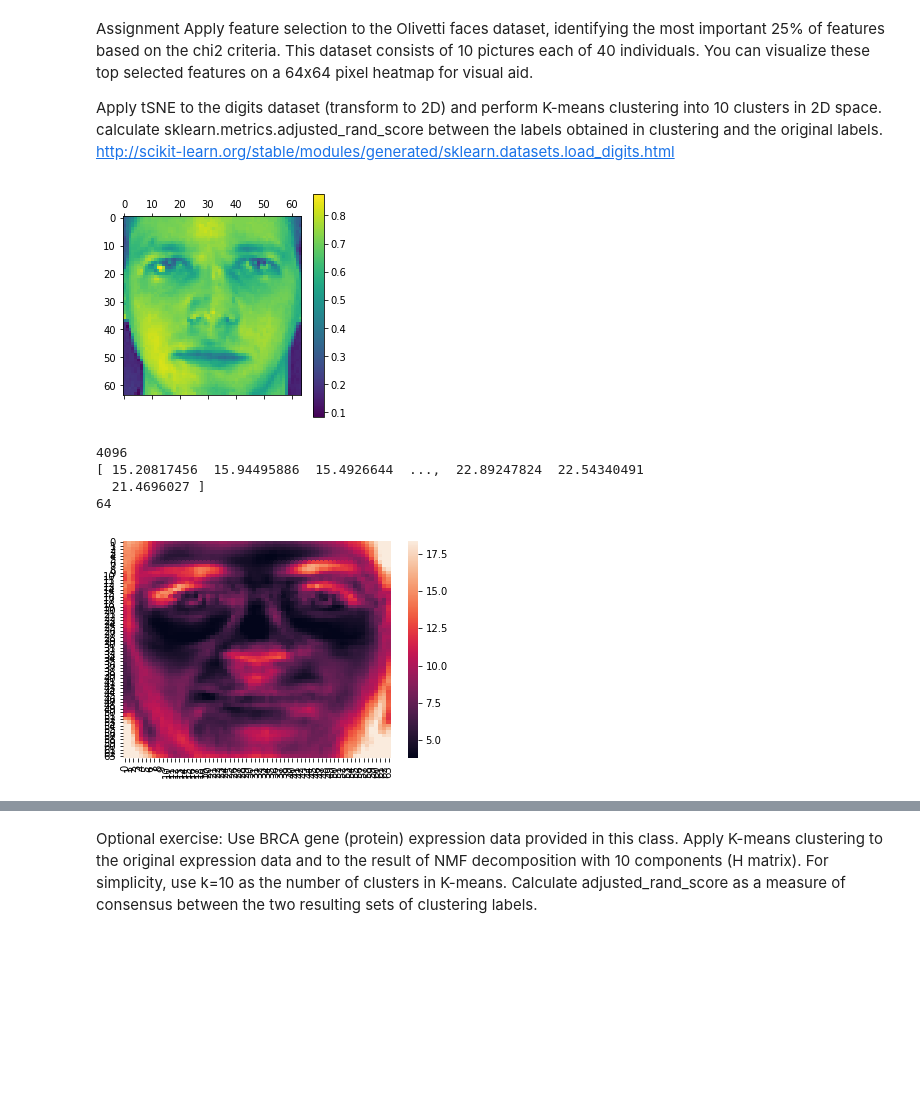
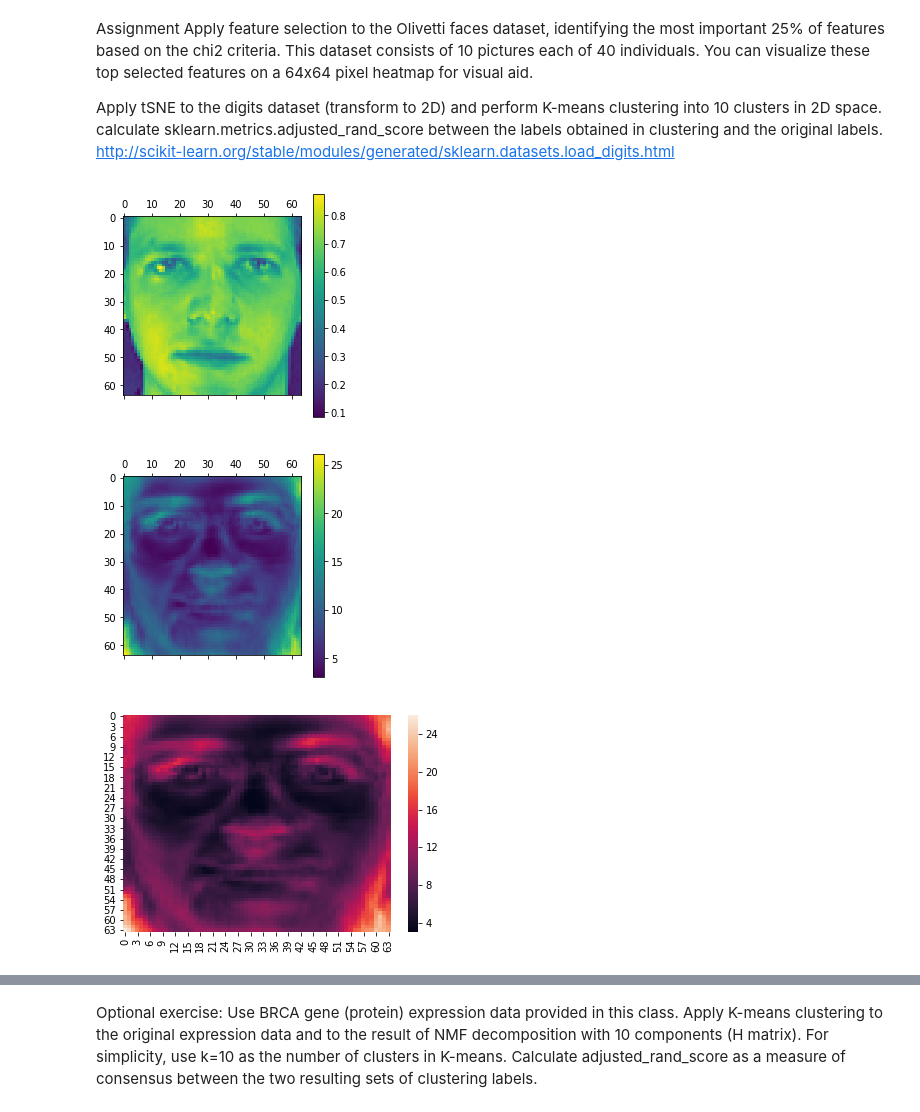
Before and after one commit to HussainAther/machinelearning, a Jupyter notebook: Wk10/Week10-assignment.ipynb, the cells around one changed output, grey strips where cells are left out. Cells and saved outputs as stored; diff of their text form; code cells hidden in the pictures; blank space fills up the shorter version.

```diff
--- a/Wk10/Week10-assignment.ipynb
+++ b/Wk10/Week10-assignment.ipynb
@@ -6,34 +6,36 @@ Apply tSNE to the digits dataset (transform to 2D) and perform K-means clusterin
 # %%
 import matplotlib.pyplot as plt
 import pandas as pd
 import numpy as np
 import seaborn as sns
 
 import sklearn.datasets
 import sklearn.feature_selection
 
 from sklearn.datasets import fetch_olivetti_faces
 from sklearn.feature_selection import SelectPercentile
 from sklearn.feature_selection import chi2
 
 faces = fetch_olivetti_faces()
 
 plt.matshow(faces.data[0].reshape((64,64)))
 plt.colorbar()
 plt.show()
 
 p75 = SelectPercentile(score_func=chi2, percentile=25)
 select = p75.fit_transform(faces.data, faces.target)
 reshaped = np.reshape(p75.scores_, (64, 64))
-sns.heatmap(reshaped, robust=True, square=False, yticklabels=True, xticklabels=True, cbar=True)
+
+plt.matshow(reshaped)
+plt.colorbar()
 plt.show()
+
+sns.heatmap(reshaped, cbar=True)
+plt.show()
 # %% [output]
 [figure]
-4096
-[ 15.20817456  15.94495886  15.4926644  ...,  22.89247824  22.54340491
-  21.4696027 ]
-64
-[figure, old version]
+[figure, new version]
+[figure, added]
 # %%
 from sklearn import datasets
 from sklearn.discriminant_analysis import LinearDiscriminantAnalysis
```
Also changed, not shown: parts of 2 cells of this notebook.
